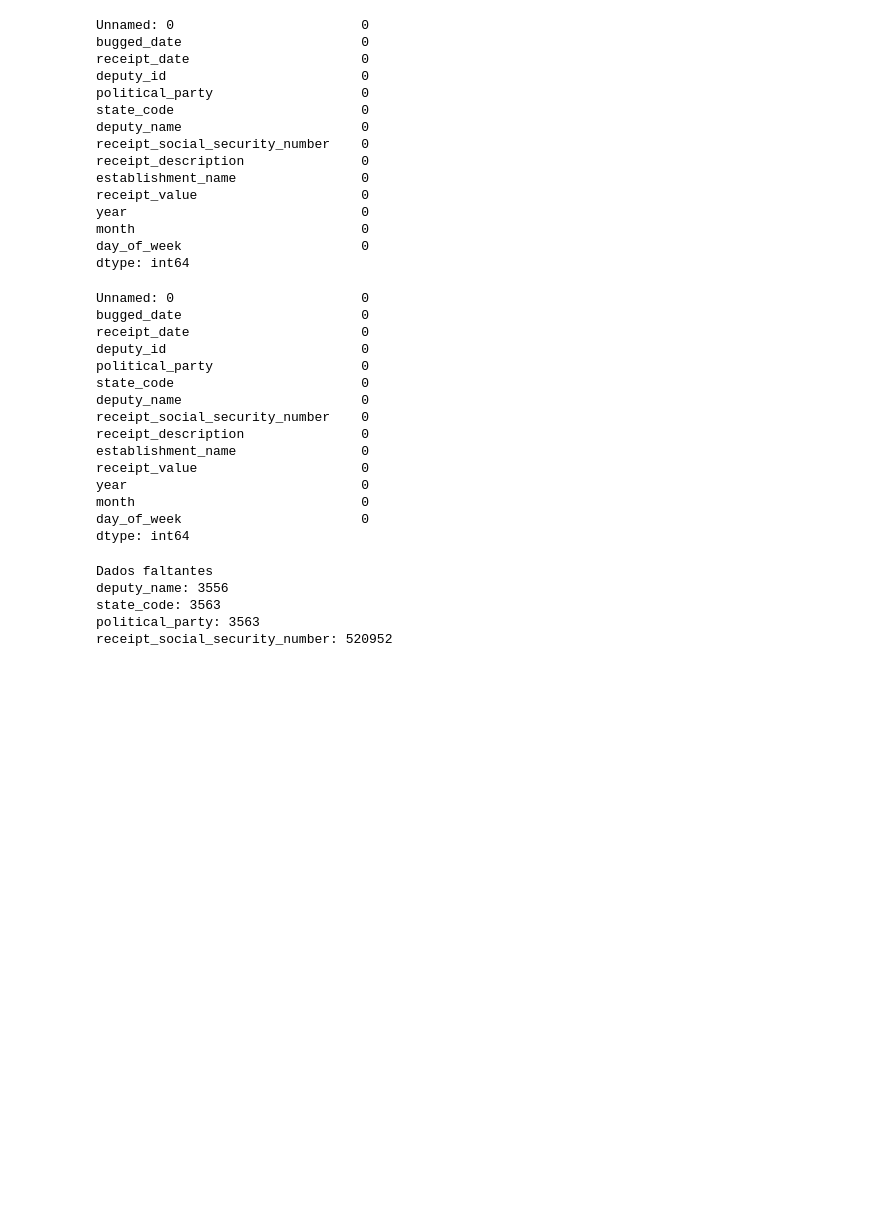
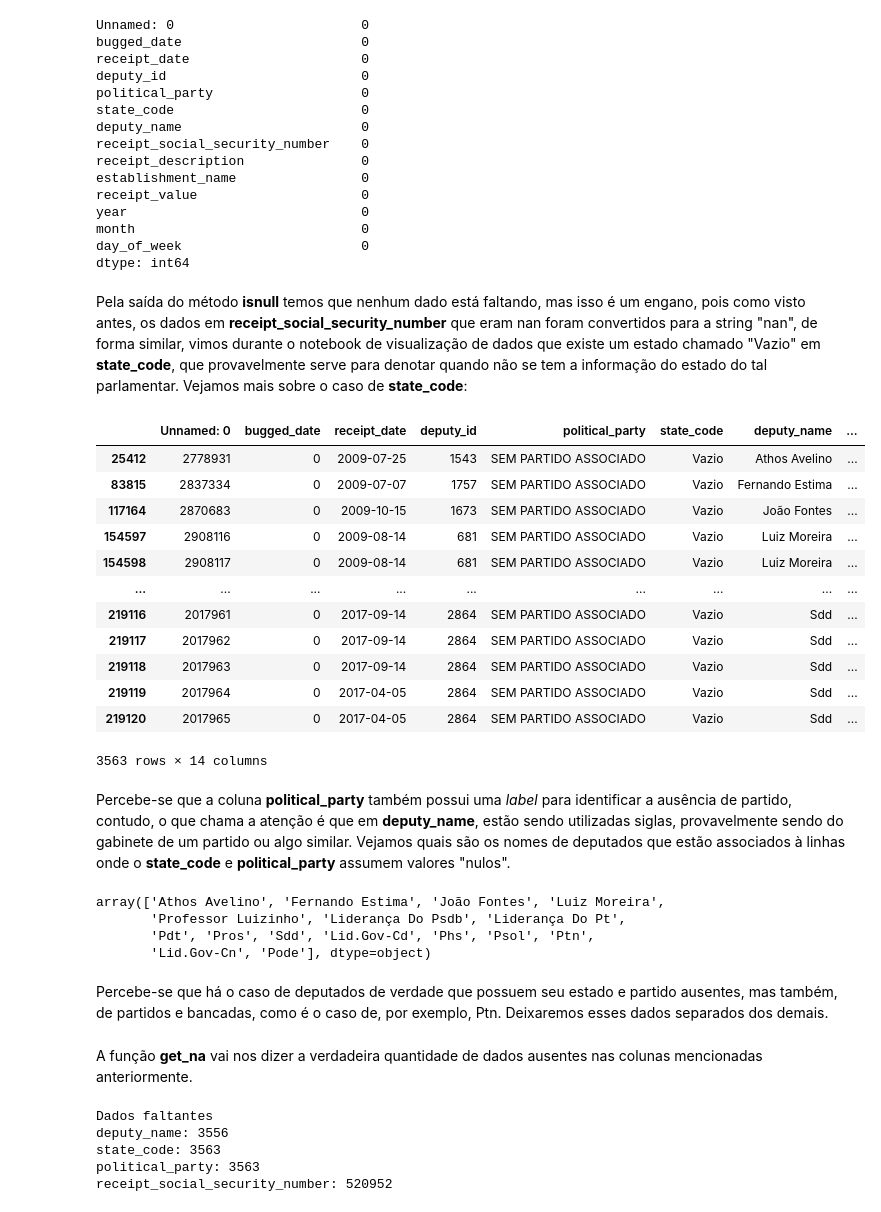
Before and after one commit to DefinitelyNotACactus/Chamber-of-Deputies-Reimbursements, a Jupyter notebook: Limpeza e Transformaçao de Dados.ipynb, the cells around one changed output. Saved outputs shown, nothing was run; the diff lists cells and outputs as text; code cells hidden in the pictures; blank space fills up the shorter version.

```diff
--- a/Limpeza e Transformaçao de Dados.ipynb
+++ b/Limpeza e Transformaçao de Dados.ipynb
@@ -176,21 +176,32 @@ year                              0
 month                             0
 day_of_week                       0
 dtype: int64
-# %%
-df.isna().sum()
-# %% [output]
-Unnamed: 0                        0
-bugged_date                       0
-receipt_date                      0
-deputy_id                         0
-political_party                   0
-state_code                        0
-deputy_name                       0
-receipt_social_security_number    0
-receipt_description               0
-establishment_name                0
-receipt_value                     0
-year                              0
-month                             0
-day_of_week                       0
-dtype: int64
+# %% [markdown]
+Pela saída do método **isnull** temos que nenhum dado está faltando, mas isso é um engano, pois como visto antes, os dados em **receipt_social_security_number** que eram nan foram convertidos para a string "nan", de forma similar, vimos durante o notebook de visualização de dados que existe um estado chamado "Vazio" em **state_code**, que provavelmente serve para denotar quando não se tem a informação do estado do tal parlamentar. Vejamos mais sobre o caso de **state_code**:
+# %%
+df[df['state_code'] == 'Vazio']
+# %% [output]
+|  | Unnamed: 0 | bugged_date | receipt_date | deputy_id | political_party | state_code | deputy_name | ... |
+| 25412 | 2778931 | 0 | 2009-07-25 | 1543 | SEM PARTIDO ASSOCIADO | Vazio | Athos Avelino | ... |
+| 83815 | 2837334 | 0 | 2009-07-07 | 1757 | SEM PARTIDO ASSOCIADO | Vazio | Fernando Estima | ... |
+| 117164 | 2870683 | 0 | 2009-10-15 | 1673 | SEM PARTIDO ASSOCIADO | Vazio | João Fontes | ... |
+| 154597 | 2908116 | 0 | 2009-08-14 | 681 | SEM PARTIDO ASSOCIADO | Vazio | Luiz Moreira | ... |
+| 154598 | 2908117 | 0 | 2009-08-14 | 681 | SEM PARTIDO ASSOCIADO | Vazio | Luiz Moreira | ... |
+| ... | ... | ... | ... | ... | ... | ... | ... | ... |
+| 219116 | 2017961 | 0 | 2017-09-14 | 2864 | SEM PARTIDO ASSOCIADO | Vazio | Sdd | ... |
+| 219117 | 2017962 | 0 | 2017-09-14 | 2864 | SEM PARTIDO ASSOCIADO | Vazio | Sdd | ... |
+| 219118 | 2017963 | 0 | 2017-09-14 | 2864 | SEM PARTIDO ASSOCIADO | Vazio | Sdd | ... |
+| 219119 | 2017964 | 0 | 2017-04-05 | 2864 | SEM PARTIDO ASSOCIADO | Vazio | Sdd | ... |
+| 219120 | 2017965 | 0 | 2017-04-05 | 2864 | SEM PARTIDO ASSOCIADO | Vazio | Sdd | ... |
+3563 rows × 14 columns
+# %% [markdown]
+Percebe-se que a coluna **political_party** também possui uma *label* para identificar a ausência de partido, contudo, o que chama a atenção é que em **deputy_name**, estão sendo utilizadas siglas, provavelmente sendo do gabinete de um partido ou algo similar. Vejamos quais são os nomes de deputados que estão associados à linhas onde o **state_code** e **political_party** assumem valores "nulos".
+# %%
+df[(df['state_code'] == 'Vazio') & (df['political_party'] == 'SEM PARTIDO ASSOCIADO')]['deputy_name'].unique()
+# %% [output]
+array(['Athos Avelino', 'Fernando Estima', 'João Fontes', 'Luiz Moreira',
+       'Professor Luizinho', 'Liderança Do Psdb', 'Liderança Do Pt',
+       'Pdt', 'Pros', 'Sdd', 'Lid.Gov-Cd', 'Phs', 'Psol', 'Ptn',
+       'Lid.Gov-Cn', 'Pode'], dtype=object)
+# %% [markdown]
+Percebe-se que há o caso de deputados de verdade que possuem seu estado e partido ausentes, mas também, de partidos e bancadas, como é o caso de, por exemplo, Ptn. Deixaremos esses dados separados dos demais.
@@ -197 +210,3 @@ dtype: int64
+# %% [markdown]
+A função **get_na** vai nos dizer a verdadeira quantidade de dados ausentes nas colunas mencionadas anteriormente.
 # %%
```
Also changed, not shown: parts of 20 cells of this notebook, 11 other files.
